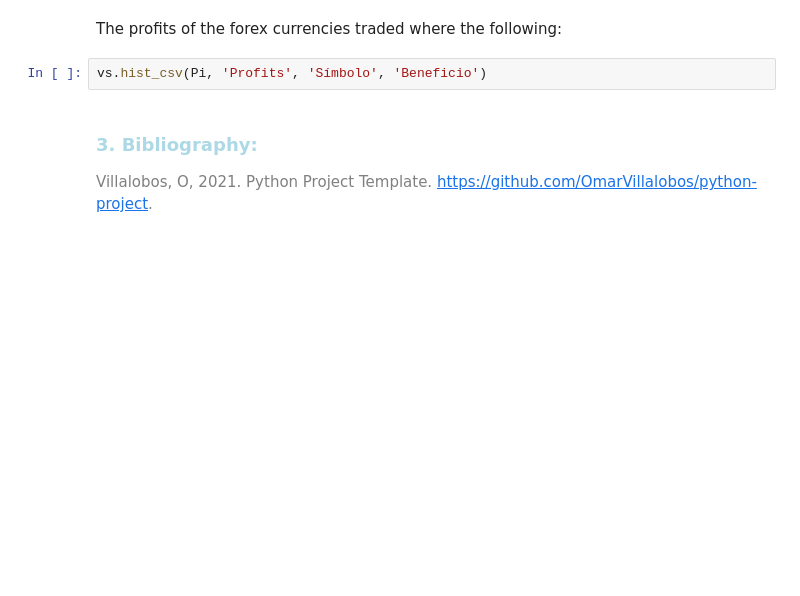
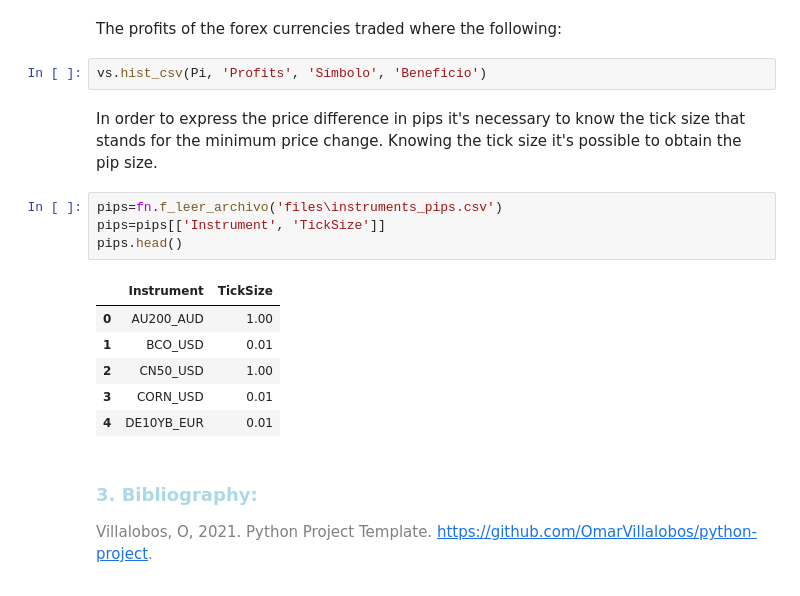
Before and after one commit to EstebanMqz/MyST_LAB_3_E3, a Jupyter notebook: notebook.ipynb, the cells around one changed output. Saved outputs shown, nothing was run; the diff lists cells and outputs as text; blank space fills up the shorter version.

```diff
--- a/notebook.ipynb
+++ b/notebook.ipynb
@@ -189,6 +273,19 @@ Pi.head()
 The profits of the forex currencies traded where the following:
 # %%
 vs.hist_csv(Pi, 'Profits', 'Símbolo', 'Beneficio')
+# %% [markdown]
+In order to express the price difference in pips it's necessary to know the tick size that stands for the minimum price change. Knowing the tick size it's possible to obtain the pip size.
+# %%
+pips=fn.f_leer_archivo('files\instruments_pips.csv')
+pips=pips[['Instrument', 'TickSize']]
+pips.head()
+# %% [output]
+|  | Instrument | TickSize |
+| 0 | AU200_AUD | 1.00 |
+| 1 | BCO_USD | 0.01 |
+| 2 | CN50_USD | 1.00 |
+| 3 | CORN_USD | 0.01 |
+| 4 | DE10YB_EUR | 0.01 |
 # %% [markdown]
 ### <font color= lightblue> <font size = 4> 3. Bibliography: </font>
 
```
Also changed, not shown: parts of 31 cells of this notebook, 7 other files.
